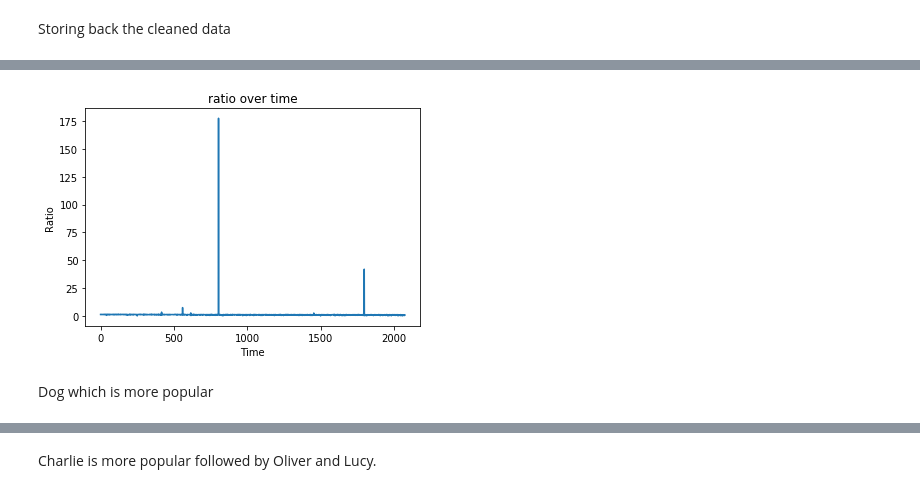
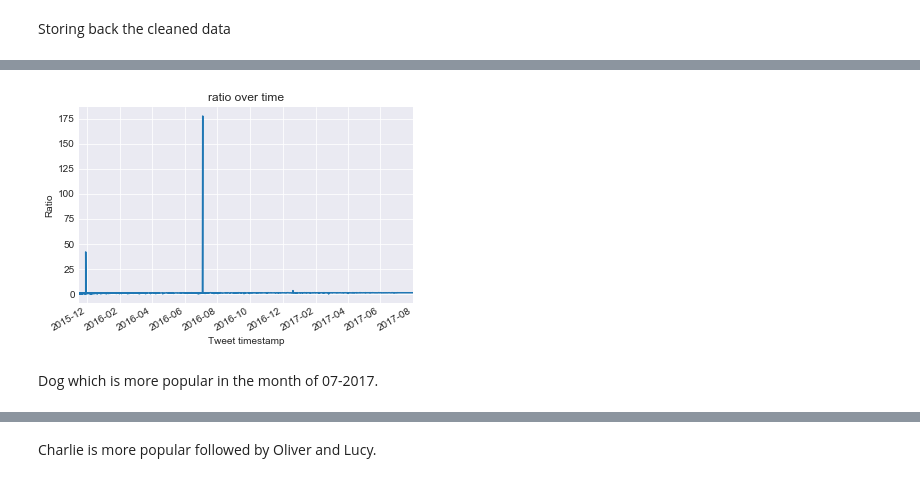
Before and after one commit to namrathareddy/WeLoveDog-DataWrangling, a Jupyter notebook: wrangle_act.ipynb, the cells around one changed output, grey strips where cells are left out. Drawn from its saved outputs; the diff is of its cells as text; code cells hidden in the pictures.

```diff
--- a/wrangle_act.ipynb
+++ b/wrangle_act.ipynb
@@ -523,7 +737,7 @@ memory usage: 317.4+ KB
 Changing the datatypes
 # %%
 #Dog_type to catagorial,dataog_stage to categorical, and tweet_id, in_reply_to_status_id, and in_reply_to_user_id to strings.
-twitter_archive_copy['dod_stage'] = twitter_archive_copy['dog_stage'].astype('category')
+#twitter_archive_copy['dog_stage'] = twitter_archive_copy['dog_stage'].astype('category')
 twitter_archive_copy['timestamp'] = pd.to_datetime(twitter_archive_copy['timestamp'])
 twitter_archive_copy['tweet_id'] = twitter_archive_copy['tweet_id'].astype('str')
 twitter_archive_copy['in_reply_to_status_id'] = twitter_archive_copy['in_reply_to_status_id'].astype('str')
@@ -555,7 +751,7 @@ twitter_archive_copy.to_csv('twitter_archive')
 # %%
-#Analyze
+
 #store the columns of interest into another data_frame
-new_dataframe = twitter_archive_copy[['timestamp','tweet_id', 'rating_numerator', 'rating_denominator','text','name']].copy()
+new_dataframe = twitter_archive_copy[['timestamp','tweet_id', 'retweet_count','favorite_count','rating_numerator', 'rating_denominator','ratio','text','name']].copy()
 # %%
 new_dataframe.info()
 # %% [output]
@@ -573,3 +772,3 @@ memory usage: 109.0+ KB
-# %%
-#ratio numerator
-new_dataframe['ratio_numerator'] = new_dataframe['rating_numerator']/new_dataframe['rating_denominator']
+# %%
+# Set the index to be the timestamp so time is displayed properly in plots
+new_dataframe.set_index('timestamp', inplace=True)
@@ -576,10 +786,15 @@ new_dataframe['ratio_numerator'] = new_dataframe['rating_numerator']/new_datafra
 # %%
-new_dataframe['ratio_numerator'].plot()
-plt.xlabel('Time')
+#plotting ratio_numerator versus time
+new_dataframe['ratio'].plot()
+plt.xlabel('Tweet timestamp')
 plt.ylabel('Ratio')
 plt.title('ratio over time')
 plt.show()
+
+plt.style.use('seaborn-darkgrid')
+
+plt.show()
 # %% [output]
-[figure, old version]
+[figure, new version]
 # %% [markdown]
-Dog  which is more popular
+Dog  which is more popular in the month of 07-2017.
```
Also changed, not shown: parts of 62 cells of this notebook, 2 other files.
